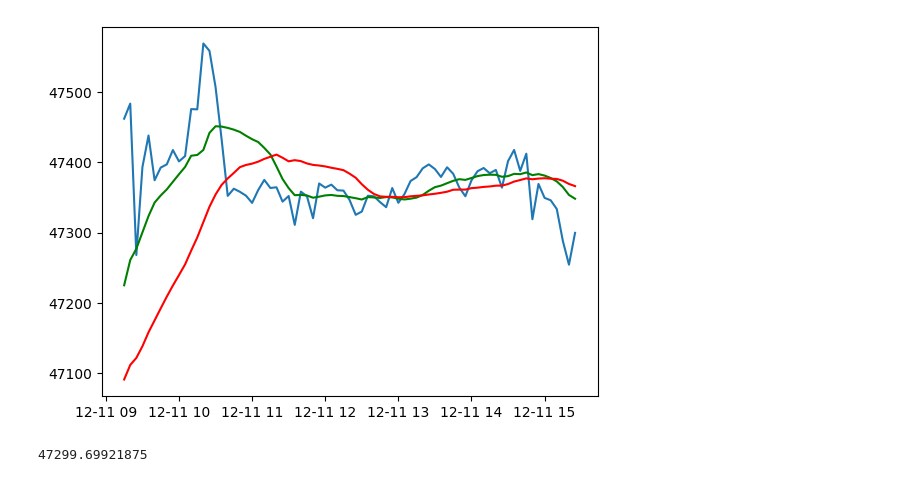
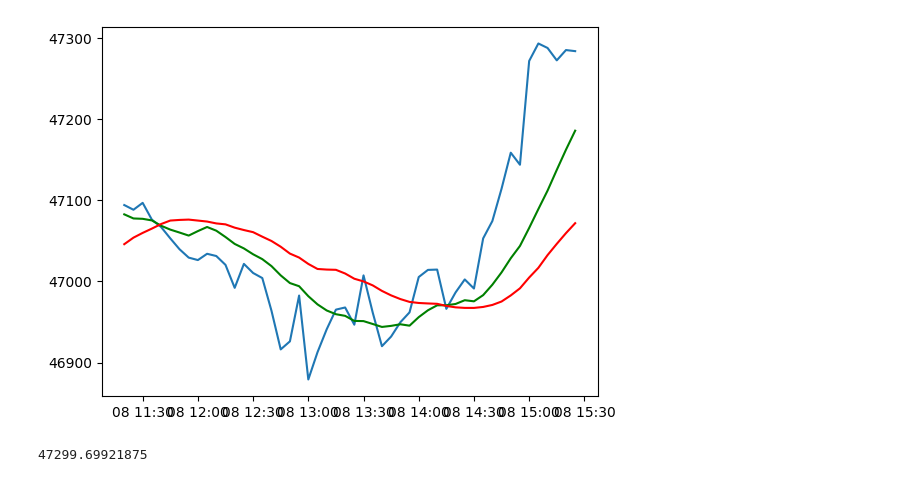
Before and after one commit to GreatRSingh/openalerts, a Jupyter notebook: tutorials/simple_alert.ipynb, the cells around one changed output. Drawn from its saved outputs; the diff is of its cells as text; code cells hidden in the pictures.

```diff
--- a/tutorials/simple_alert.ipynb
+++ b/tutorials/simple_alert.ipynb
@@ -5,23 +5,23 @@ bank_nifty = yf.Ticker("^NSEBANK")
 # %%
 data = bank_nifty.history(period="max", interval="5m", start="2023-12-08")
 close = data['Close'].to_numpy()
 PERIOD_1 = 12
 PERIOD_2 = 26
 
 from openalerts.core import macd
 close, mov_1, mov_2 = macd(close, PERIOD_1, PERIOD_2)
 
 import matplotlib.pyplot as plt
 
 time_whole_day = int(60*6.25/5)
 
 date_time = data.index[-len(mov_2):]
-plt.plot(date_time[-time_whole_day:], close[-time_whole_day:])
-plt.plot(date_time[-time_whole_day:], mov_1[-time_whole_day:], color='green')
-plt.plot(date_time[-time_whole_day:], mov_2[-time_whole_day:], color='red')
+plt.plot(date_time[-2*time_whole_day: -time_whole_day], close[-2*time_whole_day: -time_whole_day])
+plt.plot(date_time[-2*time_whole_day: -time_whole_day], mov_1[-2*time_whole_day: -time_whole_day], color='green')
+plt.plot(date_time[-2*time_whole_day: -time_whole_day], mov_2[-2*time_whole_day: -time_whole_day], color='red')
 
 plt.show()
 print(close[-1])
 # %% [output]
-[figure, old version]
+[figure, new version]
 47299.69921875
```
Also changed, not shown: 1 other file.
